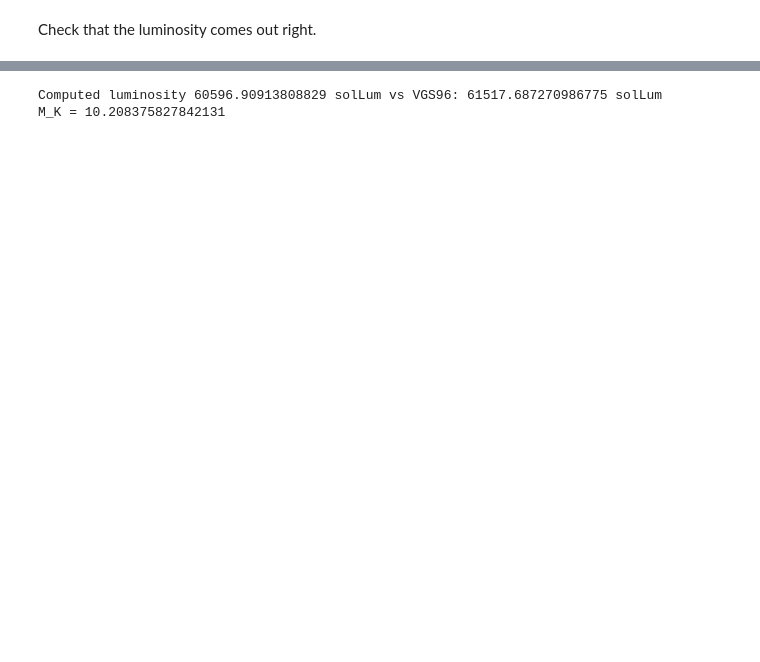
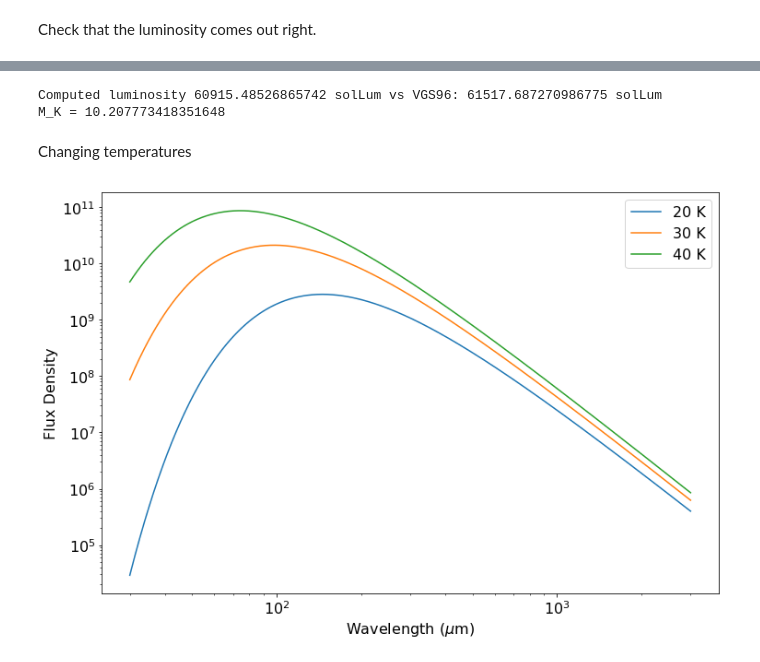
Before and after one commit to keflavich/dust_emissivity, a Jupyter notebook: example/Luminosity.ipynb, the cells around one changed output, grey strips where cells are left out. Drawn from its saved outputs; the diff is of its cells as text; code cells hidden in the pictures; blank space fills up the shorter version.

Commit message:
update luminosity example

```diff
--- a/example/Luminosity.ipynb
+++ b/example/Luminosity.ipynb
@@ -237,7 +237,7 @@ Computed luminosity 93017.04435159653 solLum vs VGS96: 93756.20069258811 solLum
 # %%
 # One last time, for B0.5
 T_B0 = 32060*u.K
-K_B0 = blackbody((2.2*u.um).to(u.Hz,u.spectral()), T_B0).to(u.Jy)
+K_B0 = (blackbody((2.2*u.um).to(u.Hz,u.spectral()), T_B0)*u.sr).to(u.Jy)
 R_B0 = 8.0*constants.R_sun
 flux_K_B0 = (K_B0 * (R_B0/dist)**2 * np.pi * u.sr).to(u.Jy, u.dimensionless_angles())
 mag_B0_K = -2.512*(np.log10(flux_K_B0.value) - np.log10(flux_K_mag0.value))
@@ -249,5 +249,19 @@ lum_B0 = (integrated_sed_B0 * np.pi * surface_area_B0).to(u.L_sun)
 print("Computed luminosity {0} vs VGS96: {1}".format(lum_B0, 10**4.789*u.L_sun))
 print("M_K = {0}".format(mag_B0_K_W51))
 # %% [output]
-Computed luminosity 60596.90913808829 solLum vs VGS96: 61517.687270986775 solLum
-M_K = 10.208375827842131
+Computed luminosity 60915.48526865742 solLum vs VGS96: 61517.687270986775 solLum
+M_K = 10.207773418351648
+# %% [markdown]
+Changing temperatures
+# %%
+pl.figure(figsize=(12,8))
+pl.rcParams['font.size'] = 16
+pl.loglog((constants.c/frequencies).to(u.um), (modified_blackbody(frequencies, 20*u.K, beta=2, column=1e22*u.cm**-2)*u.sr).to(u.Jy),  label="20 K")
+pl.loglog((constants.c/frequencies).to(u.um), (modified_blackbody(frequencies, 30*u.K, beta=2, column=1e22*u.cm**-2)*u.sr).to(u.Jy),  label="30 K")
+pl.loglog((constants.c/frequencies).to(u.um), (modified_blackbody(frequencies, 40*u.K, beta=2, column=1e22*u.cm**-2)*u.sr).to(u.Jy),  label="40 K")
+pl.xlabel("Wavelength ($\mu$m)")
+pl.ylabel("Flux Density")
+pl.legend(loc='best')
+pl.savefig("SEDsForTemperature.png")
+# %% [output]
+[figure, added]
```
Also changed, not shown: parts of 28 cells of this notebook.
